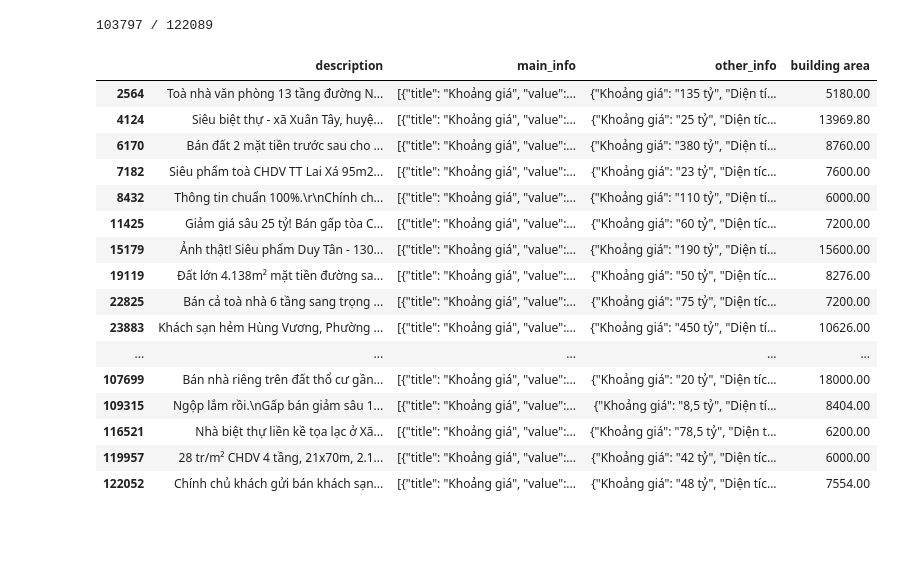
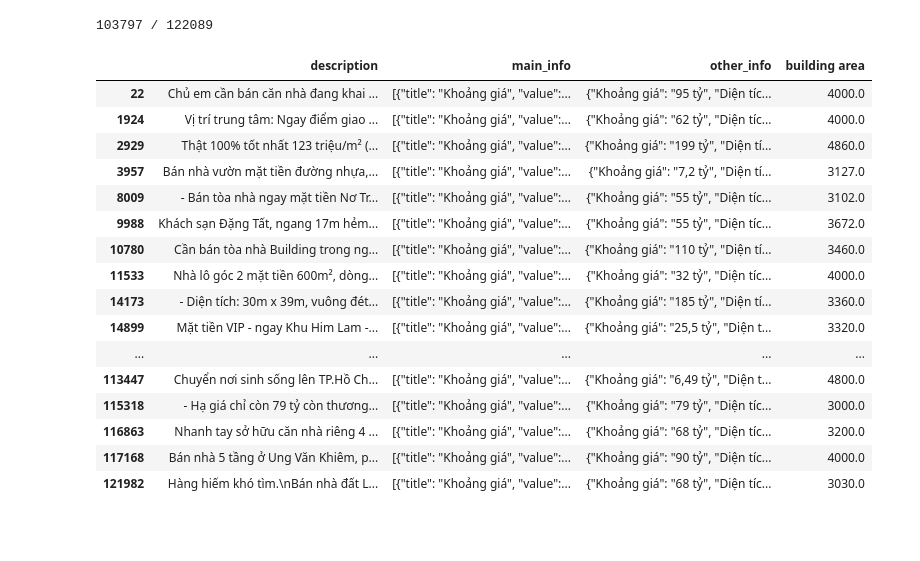
Before and after one commit to PhamMaiLinh-2403/estates-app, a Jupyter notebook: test_cua_pml.ipynb, the cells around one changed output. Cells and saved outputs as stored; diff of their text form; code cells hidden in the pictures.

```diff
--- a/test_cua_pml.ipynb
+++ b/test_cua_pml.ipynb
@@ -477,25 +477,25 @@ print(f'{bds_raw["building area"].notna().sum()} / {bds_raw.shape[0]}')
 # %%
 pd.set_option('display.max_colwidth', None)
 pd.set_option('display.max_rows', None)
-bds_raw[bds_raw['building area'] >= 5000][['description', 'main_info', 'other_info', 'building area']]
+bds_raw[(bds_raw['building area'] < 5000) & (bds_raw['building area'] >= 3000)][['description', 'main_info', 'other_info', 'building area']]
 # %% [output]
 |  | description | main_info | other_info | building area |
-| 2564 | Toà nhà văn phòng 13 tầng đường N... | [{"title": "Khoảng giá", "value":... | {"Khoảng giá": "135 tỷ", "Diện tí... | 5180.00 |
-| 4124 | Siêu biệt thự - xã Xuân Tây, huyệ... | [{"title": "Khoảng giá", "value":... | {"Khoảng giá": "25 tỷ", "Diện tíc... | 13969.80 |
-| 6170 | Bán đất 2 mặt tiền trước sau cho ... | [{"title": "Khoảng giá", "value":... | {"Khoảng giá": "380 tỷ", "Diện tí... | 8760.00 |
-| 7182 | Siêu phẩm toà CHDV TT Lai Xá 95m2... | [{"title": "Khoảng giá", "value":... | {"Khoảng giá": "23 tỷ", "Diện tíc... | 7600.00 |
-| 8432 | Thông tin chuẩn 100%.\r\nChính ch... | [{"title": "Khoảng giá", "value":... | {"Khoảng giá": "110 tỷ", "Diện tí... | 6000.00 |
-| 11425 | Giảm giá sâu 25 tỷ! Bán gấp tòa C... | [{"title": "Khoảng giá", "value":... | {"Khoảng giá": "60 tỷ", "Diện tíc... | 7200.00 |
-| 15179 | Ảnh thật! Siêu phẩm Duy Tân - 130... | [{"title": "Khoảng giá", "value":... | {"Khoảng giá": "190 tỷ", "Diện tí... | 15600.00 |
-| 19119 | Đất lớn 4.138m² mặt tiền đường sa... | [{"title": "Khoảng giá", "value":... | {"Khoảng giá": "50 tỷ", "Diện tíc... | 8276.00 |
-| 22825 | Bán cả toà nhà 6 tầng sang trọng ... | [{"title": "Khoảng giá", "value":... | {"Khoảng giá": "75 tỷ", "Diện tíc... | 7200.00 |
-| 23883 | Khách sạn hẻm Hùng Vương, Phường ... | [{"title": "Khoảng giá", "value":... | {"Khoảng giá": "450 tỷ", "Diện tí... | 10626.00 |
+| 22 | Chủ em cần bán căn nhà đang khai ... | [{"title": "Khoảng giá", "value":... | {"Khoảng giá": "95 tỷ", "Diện tíc... | 4000.0 |
+| 1924 | Vị trí trung tâm: Ngay điểm giao ... | [{"title": "Khoảng giá", "value":... | {"Khoảng giá": "62 tỷ", "Diện tíc... | 4000.0 |
+| 2929 | Thật 100% tốt nhất 123 triệu/m² (... | [{"title": "Khoảng giá", "value":... | {"Khoảng giá": "199 tỷ", "Diện tí... | 4860.0 |
+| 3957 | Bán nhà vườn mặt tiền đường nhựa,... | [{"title": "Khoảng giá", "value":... | {"Khoảng giá": "7,2 tỷ", "Diện tí... | 3127.0 |
+| 8009 | - Bán tòa nhà ngay mặt tiền Nơ Tr... | [{"title": "Khoảng giá", "value":... | {"Khoảng giá": "55 tỷ", "Diện tíc... | 3102.0 |
+| 9988 | Khách sạn Đặng Tất, ngang 17m hẻm... | [{"title": "Khoảng giá", "value":... | {"Khoảng giá": "55 tỷ", "Diện tíc... | 3672.0 |
+| 10780 | Cần bán tòa nhà Building trong ng... | [{"title": "Khoảng giá", "value":... | {"Khoảng giá": "110 tỷ", "Diện tí... | 3460.0 |
+| 11533 | Nhà lô góc 2 mặt tiền 600m², dòng... | [{"title": "Khoảng giá", "value":... | {"Khoảng giá": "32 tỷ", "Diện tíc... | 4000.0 |
+| 14173 | - Diện tích: 30m x 39m, vuông đét... | [{"title": "Khoảng giá", "value":... | {"Khoảng giá": "185 tỷ", "Diện tí... | 3360.0 |
+| 14899 | Mặt tiền VIP - ngay Khu Him Lam -... | [{"title": "Khoảng giá", "value":... | {"Khoảng giá": "25,5 tỷ", "Diện t... | 3320.0 |
 | ... | ... | ... | ... | ... |
-| 107699 | Bán nhà riêng trên đất thổ cư gần... | [{"title": "Khoảng giá", "value":... | {"Khoảng giá": "20 tỷ", "Diện tíc... | 18000.00 |
-| 109315 | Ngộp lắm rồi.\nGấp bán giảm sâu 1... | [{"title": "Khoảng giá", "value":... | {"Khoảng giá": "8,5 tỷ", "Diện tí... | 8404.00 |
-| 116521 | Nhà biệt thự liền kề tọa lạc ở Xã... | [{"title": "Khoảng giá", "value":... | {"Khoảng giá": "78,5 tỷ", "Diện t... | 6200.00 |
-| 119957 | 28 tr/m² CHDV 4 tầng, 21x70m, 2.1... | [{"title": "Khoảng giá", "value":... | {"Khoảng giá": "42 tỷ", "Diện tíc... | 6000.00 |
-| 122052 | Chính chủ khách gửi bán khách sạn... | [{"title": "Khoảng giá", "value":... | {"Khoảng giá": "48 tỷ", "Diện tíc... | 7554.00 |
+| 113447 | Chuyển nơi sinh sống lên TP.Hồ Ch... | [{"title": "Khoảng giá", "value":... | {"Khoảng giá": "6,49 tỷ", "Diện t... | 4800.0 |
+| 115318 | - Hạ giá chỉ còn 79 tỷ còn thương... | [{"title": "Khoảng giá", "value":... | {"Khoảng giá": "79 tỷ", "Diện tíc... | 3000.0 |
+| 116863 | Nhanh tay sở hữu căn nhà riêng 4 ... | [{"title": "Khoảng giá", "value":... | {"Khoảng giá": "68 tỷ", "Diện tíc... | 3200.0 |
+| 117168 | Bán nhà 5 tầng ở Ung Văn Khiêm, p... | [{"title": "Khoảng giá", "value":... | {"Khoảng giá": "90 tỷ", "Diện tíc... | 4000.0 |
+| 121982 | Hàng hiếm khó tìm.\nBán nhà đất L... | [{"title": "Khoảng giá", "value":... | {"Khoảng giá": "68 tỷ", "Diện tíc... | 3030.0 |
 # %% [markdown]
 #
 # %% [markdown]
```
Also changed, not shown: parts of 1 cell of this notebook.
